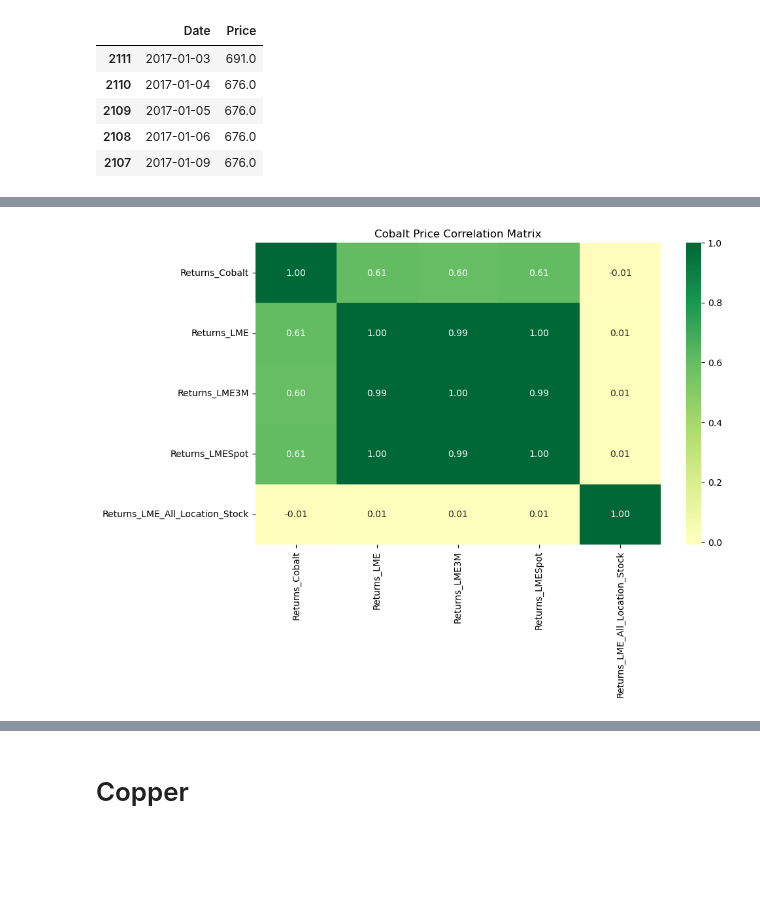
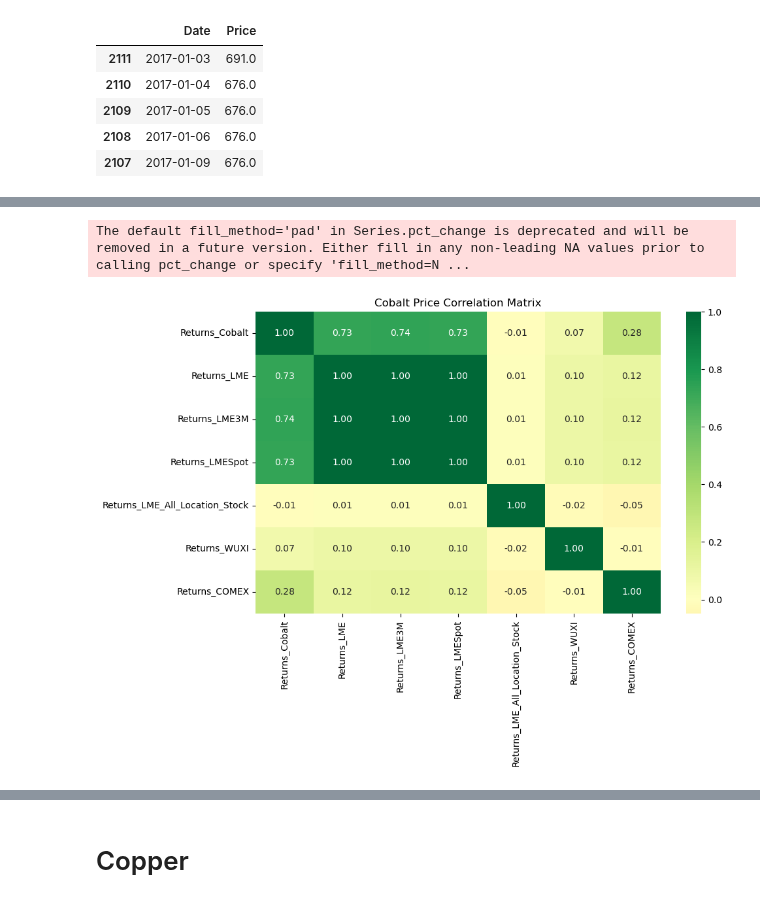
Before and after one commit to Doosheck/metals, a Jupyter notebook: data_overview.ipynb, the cells around one changed output, grey strips where cells are left out. Drawn from its saved outputs; the diff is of its cells as text; code cells hidden in the pictures; blank space fills up the shorter version.

Commit message:
Updated Cobalt

```diff
--- a/data_overview.ipynb
+++ b/data_overview.ipynb
@@ -424,3 +424,11 @@ dfc5.head()
 | 2109 | 2017-01-05 | 676.0 |
 | 2108 | 2017-01-06 | 676.0 |
 | 2107 | 2017-01-09 | 676.0 |
+# %%
+# Load Cobalt data source #6 - WUXI Cobalt Bi-Monthly Future
+dfc6 = pd.read_csv('/Users/michal/Documents/Code/metals/reuters_data/WUXI Metal Nickel Monthly Continuation 1.csv', sep=';')
+dfc6 = dfc6.iloc[:, :2]
+dfc6['Date'] = pd.to_datetime(dfc6['Date'], format='%d-%b-%Y')
+dfc6['Price'] = dfc6['Price'].astype(float)
+dfc6 = dfc6.sort_values(by='Date')
+dfc6.head()
@@ -426,0 +442,8 @@ dfc5.head()
+# %%
+# Load Cobalt data source #7 - COMEX
+dfc7 = pd.read_csv('/Users/michal/Documents/Code/metals/reuters_data/COMEX (CMX) Cobalt Metal (Fastmarkets) Electronic Commodity Future Continuation 1.csv', sep=';')
+dfc7 = dfc7.iloc[:, :2]
+dfc7['Date'] = pd.to_datetime(dfc7['Date'], format='%d-%b-%Y')
+dfc7 = dfc7.sort_values(by='Date')
+dfc7 = dfc7.dropna(subset=['Price'])
+dfc7.head()
@@ -432,29 +462,38 @@ dfc_merged = pd.merge(dfc_merged, dfc4[['Date', 'Price']], on='Date', how='inner
 dfc_merged = dfc_merged.rename(columns={'Price': 'Price_LME_SPOT'})
 dfc_merged = pd.merge(dfc_merged, dfc5[['Date', 'Price']], on='Date', how='inner')
 dfc_merged = dfc_merged.rename(columns={'Price': 'Price_LME_All_Location_Stock'})
+dfc_merged = pd.merge(dfc_merged, dfc6[['Date', 'Price']], on='Date', how='inner')
+dfc_merged = dfc_merged.rename(columns={'Price': 'Price_WUXI'})
+dfc_merged = pd.merge(dfc_merged, dfc7[['Date', 'Price']], on='Date', how='inner')
+dfc_merged = dfc_merged.rename(columns={'Price': 'Price_COMEX'})
 # Convert all price columns to float
 dfc_merged['Price_Cobalt'] = dfc_merged['Price_Cobalt'].astype(float)
 dfc_merged['Price_LME'] = dfc_merged['Price_LME'].astype(float)
 dfc_merged['Price_LME_3M'] = dfc_merged['Price_LME_3M'].astype(float)
 dfc_merged['Price_LME_SPOT'] = dfc_merged['Price_LME_SPOT'].astype(float)
 dfc_merged['Price_LME_All_Location_Stock'] = dfc_merged['Price_LME_All_Location_Stock'].astype(float)
+dfc_merged['Price_WUXI'] = dfc_merged['Price_WUXI'].astype(float)
+dfc_merged['Price_COMEX'] = dfc_merged['Price_COMEX'].astype(float)
 # %%
 # Calculate the correlation matrix using the returns
 dfc_merged['Returns_Cobalt'] = dfc_merged['Price_Cobalt'].pct_change()
 dfc_merged['Returns_LME'] = dfc_merged['Price_LME'].pct_change()
 dfc_merged['Returns_LME3M'] = dfc_merged['Price_LME_3M'].pct_change()
 dfc_merged['Returns_LMESpot'] = dfc_merged['Price_LME_SPOT'].pct_change()
 dfc_merged['Returns_LME_All_Location_Stock'] = dfc_merged['Price_LME_All_Location_Stock'].pct_change()
+dfc_merged['Returns_WUXI'] = dfc_merged['Price_WUXI'].pct_change()
+dfc_merged['Returns_COMEX'] = dfc_merged['Price_COMEX'].pct_change()
 # Drop NaN values
-dfc_merged = dfc_merged.dropna(subset=['Returns_Cobalt', 'Returns_LME', 'Returns_LME3M', 'Returns_LMESpot', 'Returns_LME_All_Location_Stock'])
+dfc_merged = dfc_merged.dropna(subset=['Returns_Cobalt', 'Returns_LME', 'Returns_LME3M', 'Returns_LMESpot', 'Returns_LME_All_Location_Stock', 'Returns_WUXI', 'Returns_COMEX'])
 # Calculate the correlation matrix
-correlation_matrix_cobalt = dfc_merged[['Returns_Cobalt', 'Returns_LME', 'Returns_LME3M', 'Returns_LMESpot', 'Returns_LME_All_Location_Stock']].corr()
+correlation_matrix_cobalt = dfc_merged[['Returns_Cobalt', 'Returns_LME', 'Returns_LME3M', 'Returns_LMESpot', 'Returns_LME_All_Location_Stock', 'Returns_WUXI', 'Returns_COMEX']].corr()
 plt.figure(figsize=(10, 6))
 sns.heatmap(correlation_matrix_cobalt, annot=True, center=0, cmap='RdYlGn', fmt='.2f')
 plt.title('Cobalt Price Correlation Matrix')
 plt.show()
 # %% [output]
+The default fill_method='pad' in Series.pct_change is deprecated and will be removed in a future version. Either fill in any non-leading NA values prior to calling pct_change or specify 'fill_method=N ...
-[figure, old version]
+[figure, new version]
 # %%
 dfc_merged.head()
 # %% [output]
```
Also changed, not shown: parts of 10 cells of this notebook.
